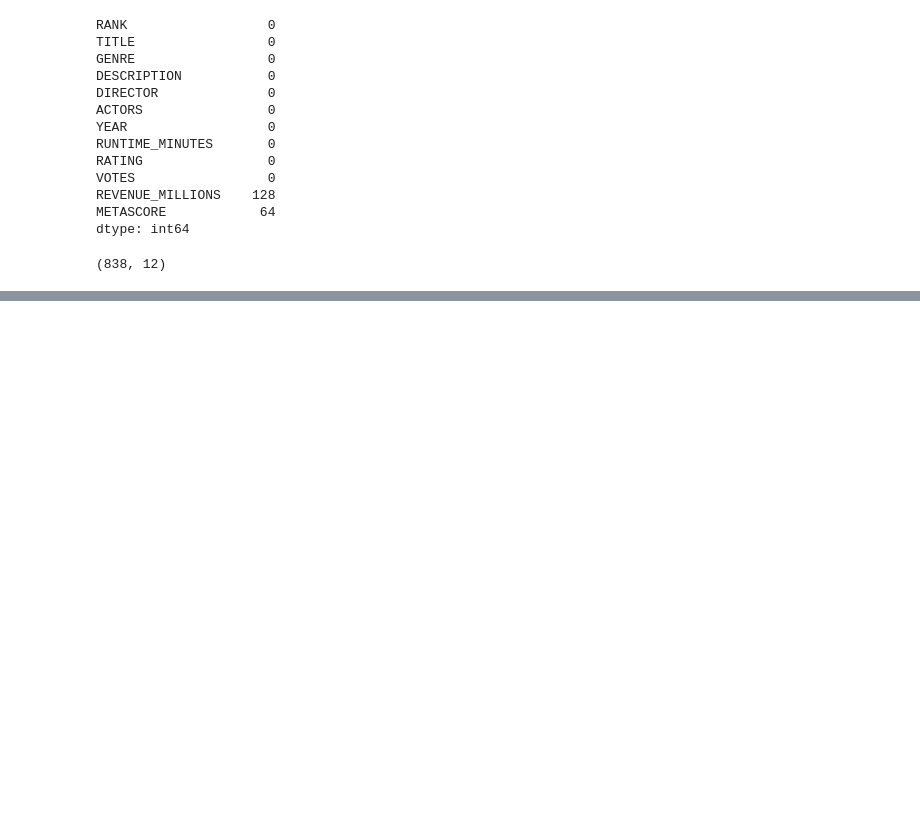
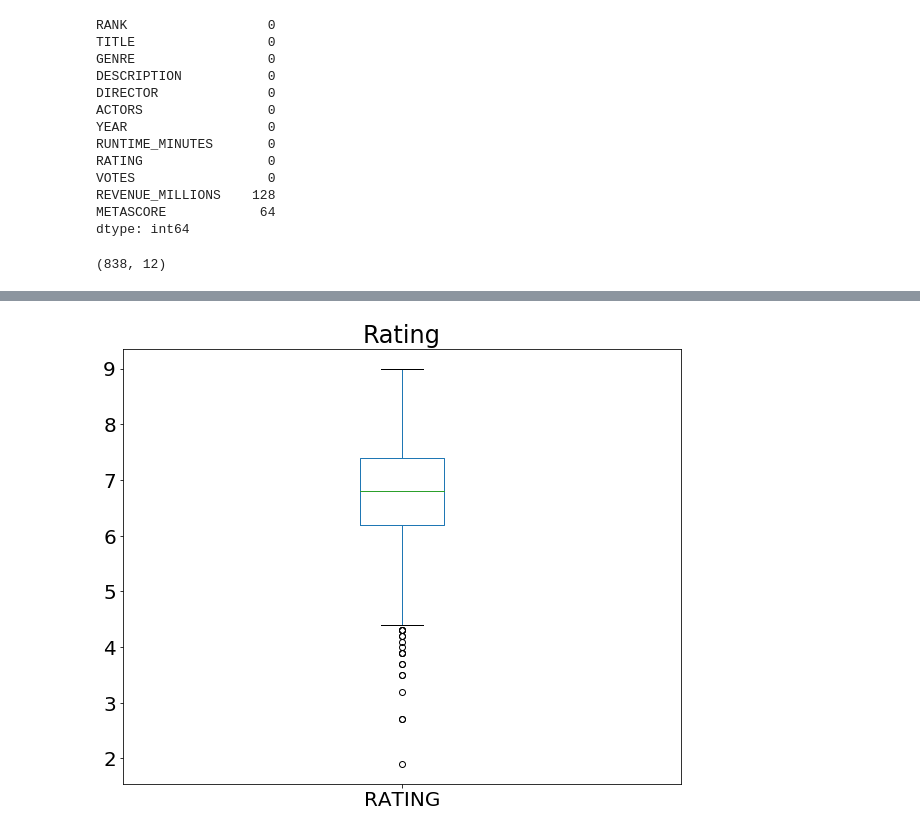
Before and after one commit to Elizabeth-Wainaina/ds-python-techcamp, a Jupyter notebook: PRACTICE_PYTHON.ipynb, the cells around one changed output, grey strips where cells are left out. Saved outputs shown, nothing was run; the diff lists cells and outputs as text; code cells hidden in the pictures; blank space fills up the shorter version.

```diff
--- a/PRACTICE_PYTHON.ipynb
+++ b/PRACTICE_PYTHON.ipynb
@@ -588,0 +910,4 @@ revenue =
+# %%
+df_movies2['RATING'].plot(kind='box', title='Rating');
+# %% [output]
+[figure, added]
```
Also changed, not shown: parts of 138 cells of this notebook, 7 other files.
